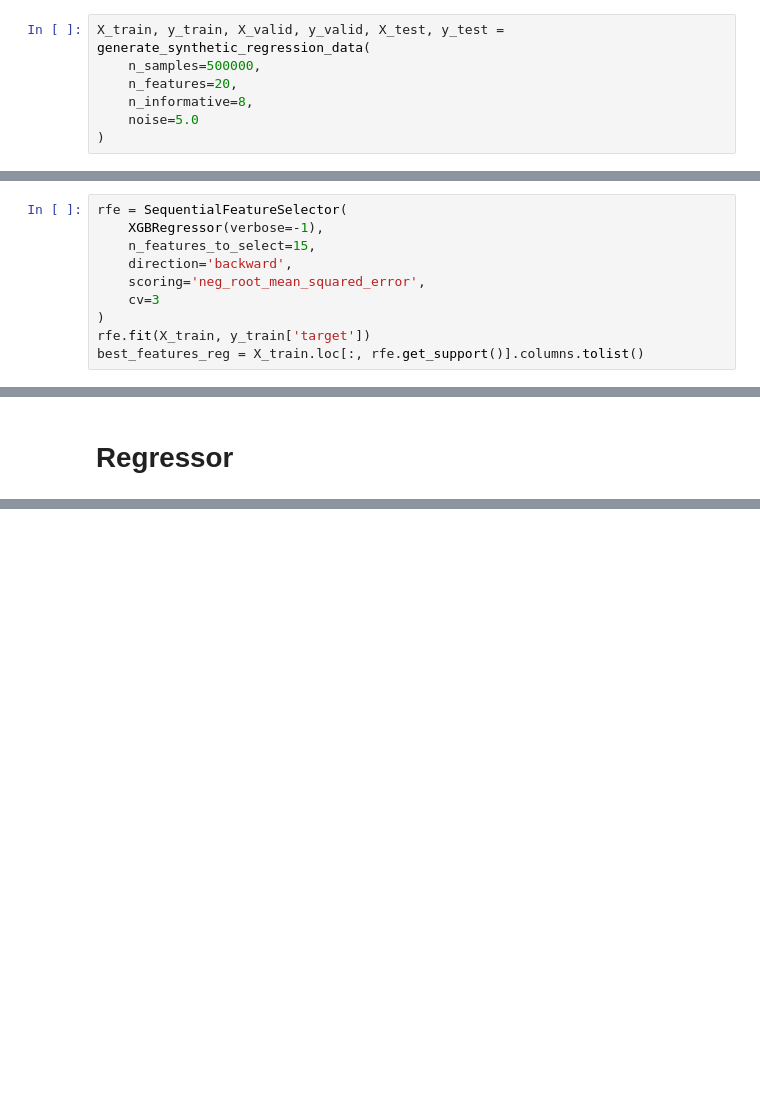
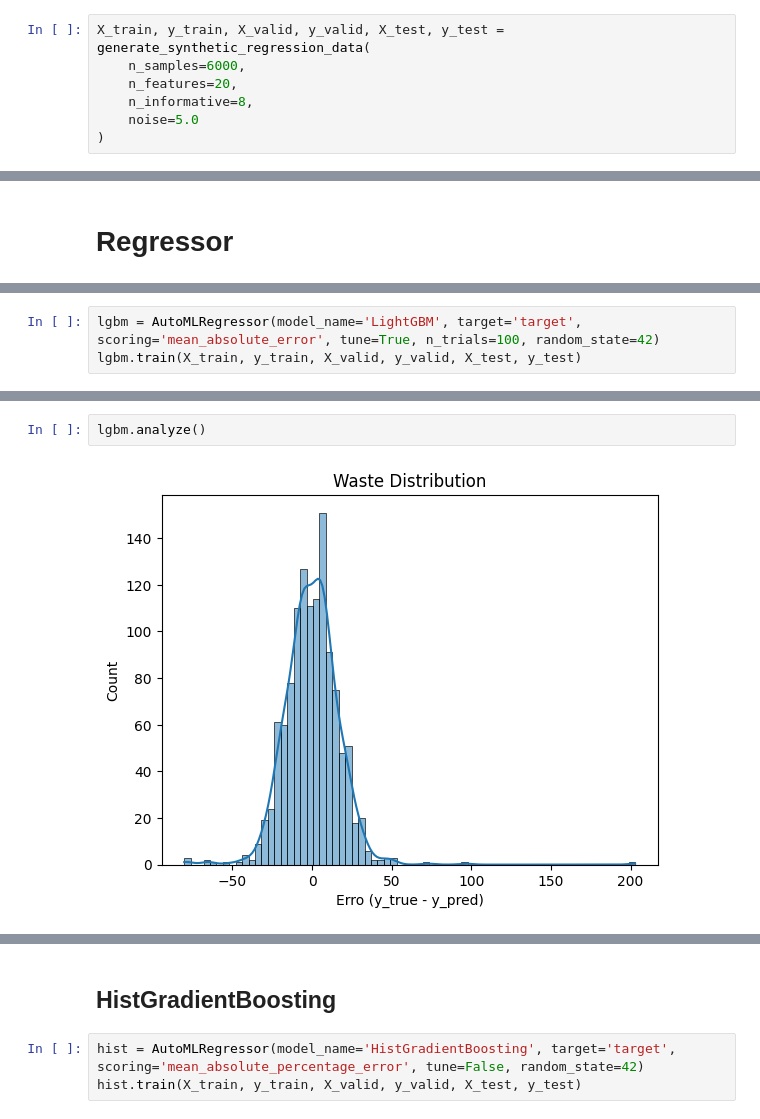
Before and after one commit to juniorcl/data-science-toolkit, a Jupyter notebook: notebooks/automl_general_regressor.ipynb, the cells around one changed output, grey strips where cells are left out. Drawn from its saved outputs; the diff is of its cells as text; blank space fills up the shorter version.

```diff
--- a/notebooks/automl_general_regressor.ipynb
+++ b/notebooks/automl_general_regressor.ipynb
@@ -193,7 +77,7 @@ def get_model_instance(model_name):
 ## Data Base
 # %%
 X_train, y_train, X_valid, y_valid, X_test, y_test = generate_synthetic_regression_data(
-    n_samples=500000,
+    n_samples=6000,
     n_features=20,
     n_informative=8,
     noise=5.0
@@ -267,10 +84,0 @@ IndexError: invalid index to scalar variable.
-# %%
-rfe = SequentialFeatureSelector(
-    XGBRegressor(verbose=-1),
-    n_features_to_select=15,
-    direction='backward',
-    scoring='neg_root_mean_squared_error',
-    cv=3
-)
-rfe.fit(X_train, y_train['target'])
-best_features_reg = X_train.loc[:, rfe.get_support()].columns.tolist()
@@ -653,0 +104,3 @@ a.get_result_analysis()
+# %%
+lgbm = AutoMLRegressor(model_name='LightGBM', target='target', scoring='mean_absolute_error', tune=True, n_trials=100, random_state=42)
+lgbm.train(X_train, y_train, X_valid, y_valid, X_test, y_test)
@@ -653,0 +114,4 @@ a.get_result_analysis()
+# %%
+lgbm.analyze()
+# %% [output]
+[figure, added]
@@ -653,0 +124,5 @@ a.get_result_analysis()
+# %% [markdown]
+## HistGradientBoosting
+# %%
+hist = AutoMLRegressor(model_name='HistGradientBoosting', target='target', scoring='mean_absolute_percentage_error', tune=False, random_state=42)
+hist.train(X_train, y_train, X_valid, y_valid, X_test, y_test)
```
Also changed, not shown: parts of 48 cells of this notebook, 59 other files.
